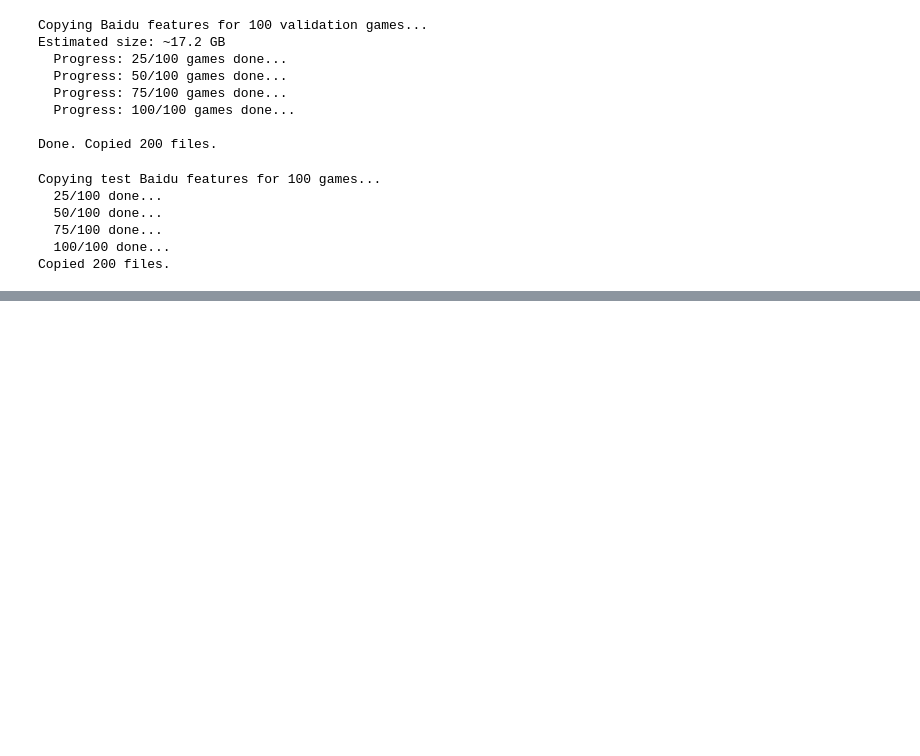
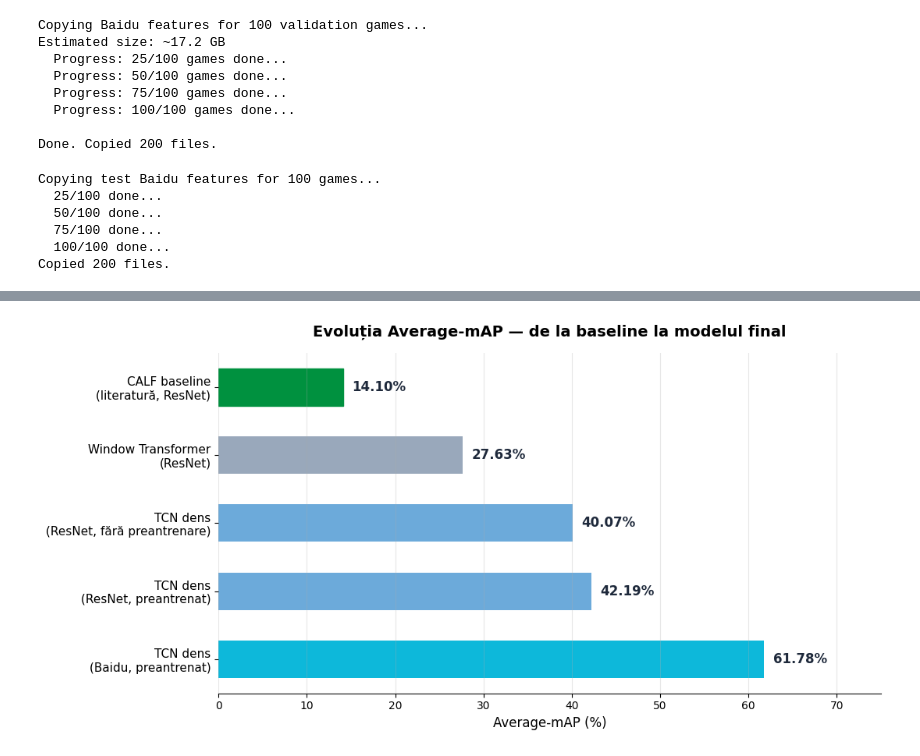
Before and after one commit to Mihai-Avr/soccernet-action-spotting, a Jupyter notebook: notebooks/exploration.ipynb, the cells around one changed output, grey strips where cells are left out. Cells and saved outputs as stored; diff of their text form; code cells hidden in the pictures; blank space fills up the shorter version.

```diff
--- a/notebooks/exploration.ipynb
+++ b/notebooks/exploration.ipynb
@@ -1305,0 +1439,45 @@ Background                    0.9515      449,570
+# %%
+import matplotlib.pyplot as plt
+import numpy as np
+
+labels = [
+    "CALF baseline\n(literatură, ResNet)",
+    "Window Transformer\n(ResNet)",
+    "TCN dens\n(ResNet, fără preantrenare)",
+    "TCN dens\n(ResNet, preantrenat)",
+    "TCN dens\n(Baidu, preantrenat)"
+]
+values = [14.10, 27.63, 40.07, 42.19, 61.78]
+colors = ["#94A3B8", "#94A3B8", "#64A6D8", "#64A6D8", "#00B4D8"]
+
+fig, ax = plt.subplots(figsize=(11, 5.5))
+
+y_pos = np.arange(len(labels))[::-1]
+bars = ax.barh(y_pos, values, color=colors, height=0.55, alpha=0.95)
+
+# Highlight last bar (your main result)
+bars[0].set_color("#00913F")
+bars[0].set_alpha(1.0)
+
+for bar, val in zip(bars, values):
+    ax.text(val + 1, bar.get_y() + bar.get_height()/2,
+            f"{val:.2f}%", va="center", fontsize=12,
+            fontweight="bold", color="#1E293B")
+
+ax.set_yticks(y_pos)
+ax.set_yticklabels(labels, fontsize=11)
+ax.set_xlabel("Average-mAP (%)", fontsize=12)
+ax.set_xlim(0, 75)
+ax.set_title("Evoluția Average-mAP — de la baseline la modelul final",
+              fontsize=14, fontweight="bold", pad=15)
+ax.grid(axis="x", alpha=0.3)
+ax.spines["top"].set_visible(False)
+ax.spines["right"].set_visible(False)
+ax.spines["left"].set_visible(False)
+
+plt.tight_layout()
+plt.savefig("../results/figures/experiment_progression.png",
+            dpi=150, bbox_inches="tight")
+plt.show()
+# %% [output]
+[figure, added]
```
Also changed, not shown: parts of 7 cells of this notebook, 18 other files.
